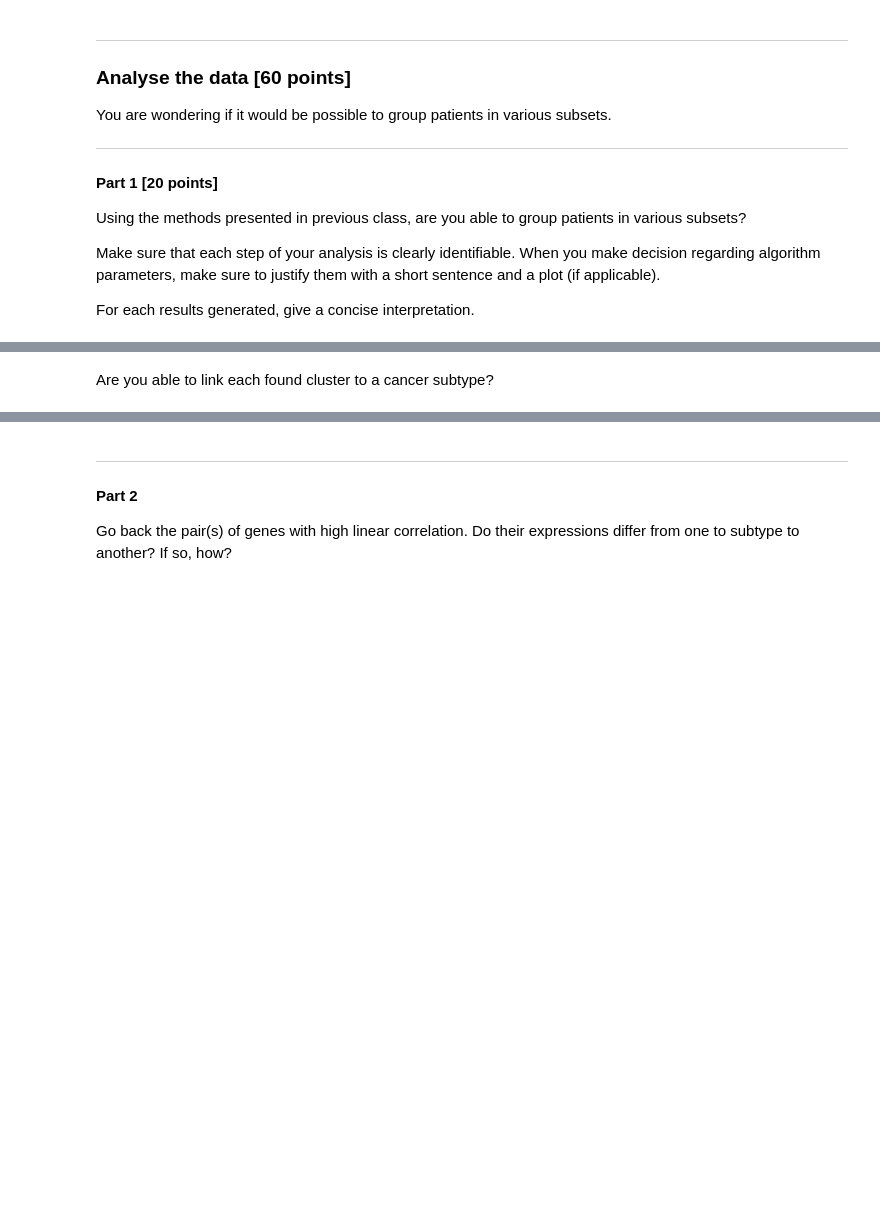
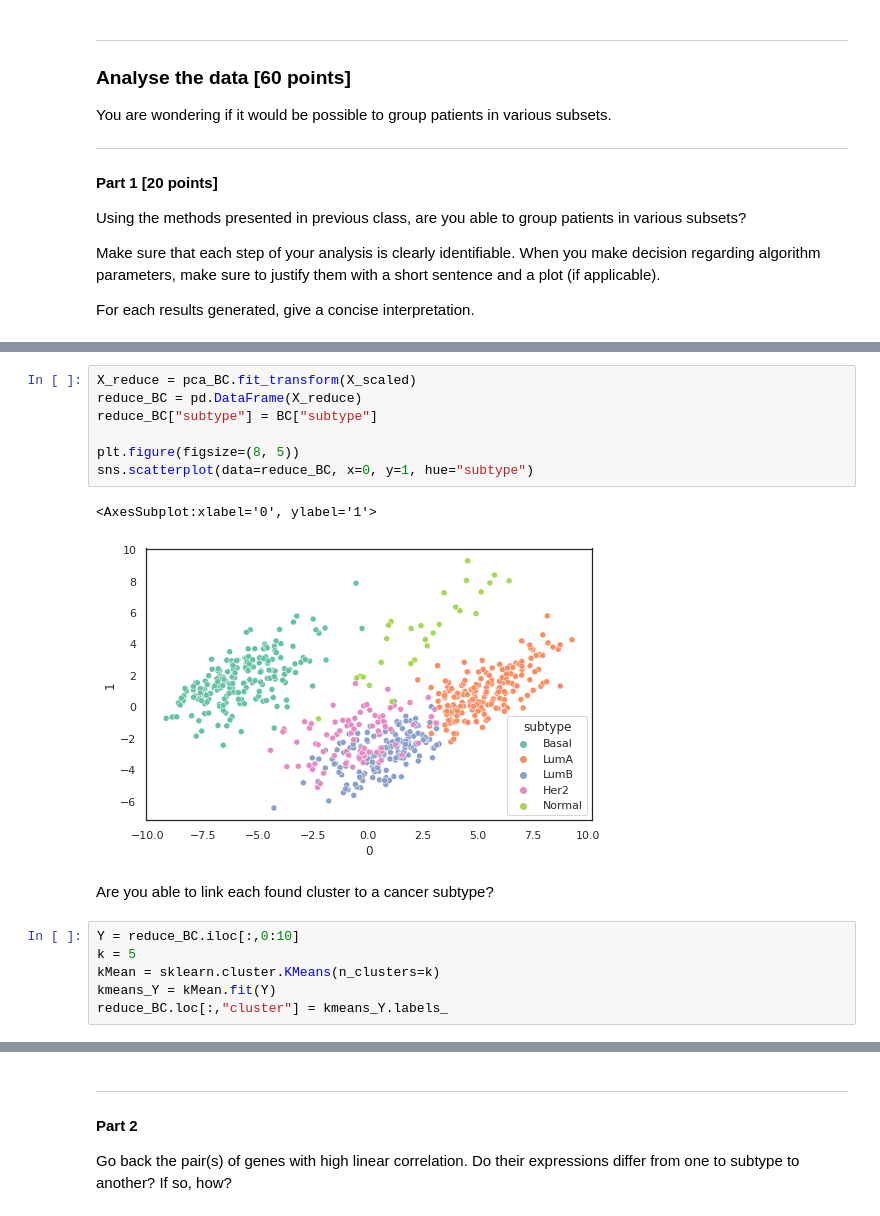
Before and after one commit to LaurenceCote/BIM6065, a Jupyter notebook: data_analysis_3.ipynb, the cells around one changed output, grey strips where cells are left out. Cells and saved outputs as stored; diff of their text form; blank space fills up the shorter version.

```diff
--- a/data_analysis_3.ipynb
+++ b/data_analysis_3.ipynb
@@ -312,2 +348,18 @@ For each results generated, give a concise interpretation.
+# %%
+X_reduce = pca_BC.fit_transform(X_scaled)
+reduce_BC = pd.DataFrame(X_reduce)
+reduce_BC["subtype"] = BC["subtype"]
+
+plt.figure(figsize=(8, 5))
+sns.scatterplot(data=reduce_BC, x=0, y=1, hue="subtype")
+# %% [output]
+<AxesSubplot:xlabel='0', ylabel='1'>
+[figure, added]
 # %% [markdown]
 Are you able to link each found cluster to a cancer subtype?
+# %%
+Y = reduce_BC.iloc[:,0:10]
+k = 5
+kMean = sklearn.cluster.KMeans(n_clusters=k)
+kmeans_Y = kMean.fit(Y)
+reduce_BC.loc[:,"cluster"] = kmeans_Y.labels_
```
Also changed, not shown: parts of 14 cells of this notebook.
